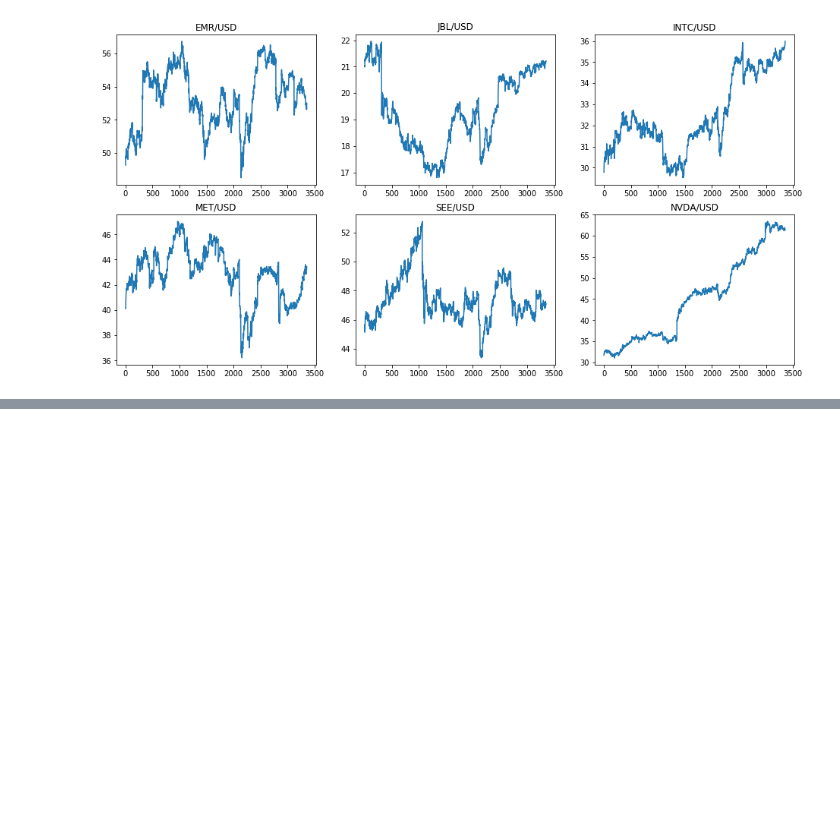
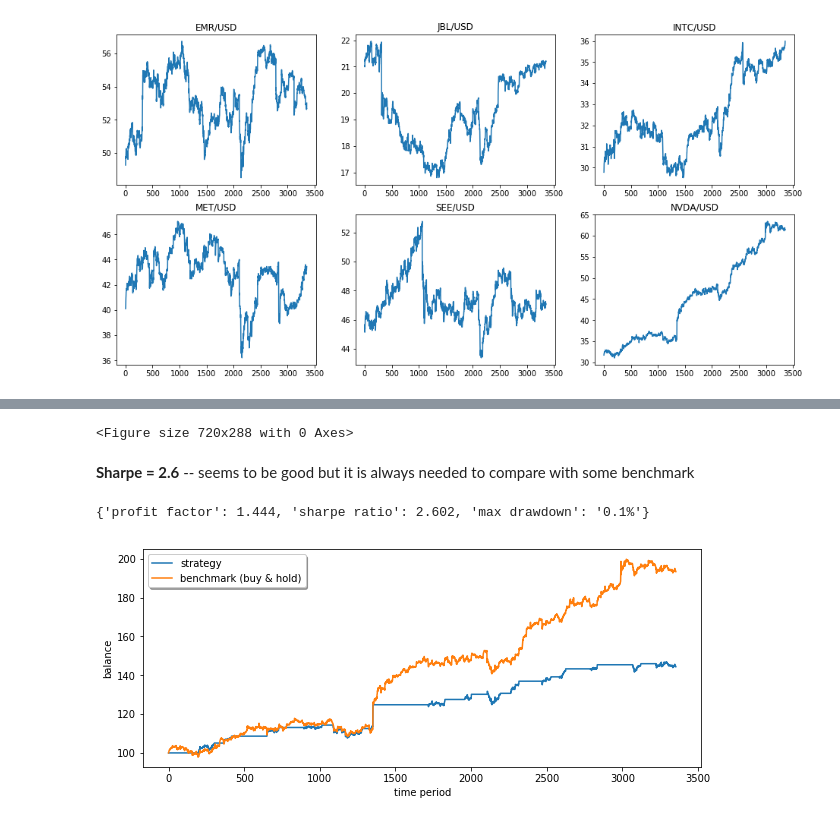
Before and after one commit to snp600/trading-alchemy, a Jupyter notebook: backtesting/demo.ipynb, the cells around one changed output, grey strips where cells are left out. Saved outputs shown, nothing was run; the diff lists cells and outputs as text; code cells hidden in the pictures; blank space fills up the shorter version.

```diff
--- a/backtesting/demo.ipynb
+++ b/backtesting/demo.ipynb
@@ -10,10 +24,22 @@ Populating the interactive namespace from numpy and matplotlib
 PATH_TO_DATA = os.getcwd()
 PATH_TO_DATA = PATH_TO_DATA[:-PATH_TO_DATA[::-1].find("/")]
 PATH_TO_DATA += "data/shares/"
+df_emr = crop(pd.read_csv(PATH_TO_DATA + "EMR.csv", sep=','))
+df_jbl = crop(pd.read_csv(PATH_TO_DATA + "JBL.csv", sep=','))
+df_met = crop(pd.read_csv(PATH_TO_DATA + "MET.csv", sep=','))
+df_see = crop(pd.read_csv(PATH_TO_DATA + "SEE.csv", sep=','))
 
-df_emr = pd.read_csv(PATH_TO_DATA + "EMR.csv", sep=',')
-df_jbl = pd.read_csv(PATH_TO_DATA + "JBL.csv", sep=',')
-df_met = pd.read_csv(PATH_TO_DATA + "MET.csv", sep=',')
-df_see = pd.read_csv(PATH_TO_DATA + "SEE.csv", sep=',')
-df_intc = pd.read_csv(PATH_TO_DATA + "INTC.csv", sep=',')
-df_nvda = pd.read_csv(PATH_TO_DATA + "NVDA.csv", sep=',')
+PATH_TO_DATA += "semiconductors/"
+df_mu = crop(pd.read_csv(PATH_TO_DATA + "MU.csv", sep=','))
+df_amat = crop(pd.read_csv(PATH_TO_DATA + "AMAT.csv", sep=','))
+df_amd = crop(pd.read_csv(PATH_TO_DATA + "AMD.csv", sep=','))
+df_intc = crop(pd.read_csv(PATH_TO_DATA + "INTC.csv", sep=','))
+df_klac = crop(pd.read_csv(PATH_TO_DATA + "KLAC.csv", sep=','))
+df_lrcx = crop(pd.read_csv(PATH_TO_DATA + "LRCX.csv", sep=','))
+df_mchp = crop(pd.read_csv(PATH_TO_DATA + "MCHP.csv", sep=','))
+df_nvda = crop(pd.read_csv(PATH_TO_DATA + "NVDA.csv", sep=','))
+df_ter = crop(pd.read_csv(PATH_TO_DATA + "TER.csv", sep=','))
+
+dfs = [df_emr, df_jbl, df_met, df_see, df_mu,
+       df_amat, df_amd, df_intc, df_klac,
+       df_lrcx, df_mchp, df_nvda, df_ter]
@@ -25,7 +45,0 @@ def crop(df, start='2016-03-01 10:00:00', end='2016-09-01 10:00:00'):
-# %%
-df_emr = crop(df_emr)
-df_jbl = crop(df_jbl)
-df_met = crop(df_met)
-df_see = crop(df_see)
-df_intc = crop(df_intc)
-df_nvda = crop(df_nvda)
@@ -348,0 +88,20 @@ trade_everything(dfs, stoploss=0.05, takeprofit=0.08)
+# %%
+import backtest
+
+#add signals to buy/sell to all dfs
+for df in dfs:
+    rsi = talib.RSI(df['open'].values, timeperiod=14)
+    df['custom_signal'] = backtest.IndicatorMarks().rsi_marks(rsi) #'buy' if RSI < 30 and 'sell' if RSI > 70
+
+plt.figure(figsize(10,4));
+# %% [output]
+<Figure size 720x288 with 0 Axes>
+# %% [markdown]
+**Sharpe = 2.6** -- seems to be good but it is always needed to compare with some benchmark
+# %%
+sib = backtest.SingleInstrumentBacktest(df_nvda)
+sib.full_backtest(show_balance=False);
+sib.show_performance(show_benchmark=True)
+# %% [output]
+{'profit factor': 1.444, 'sharpe ratio': 2.602, 'max drawdown': '0.1%'}
+[figure, added]
```
Also changed, not shown: parts of 58 cells of this notebook.
